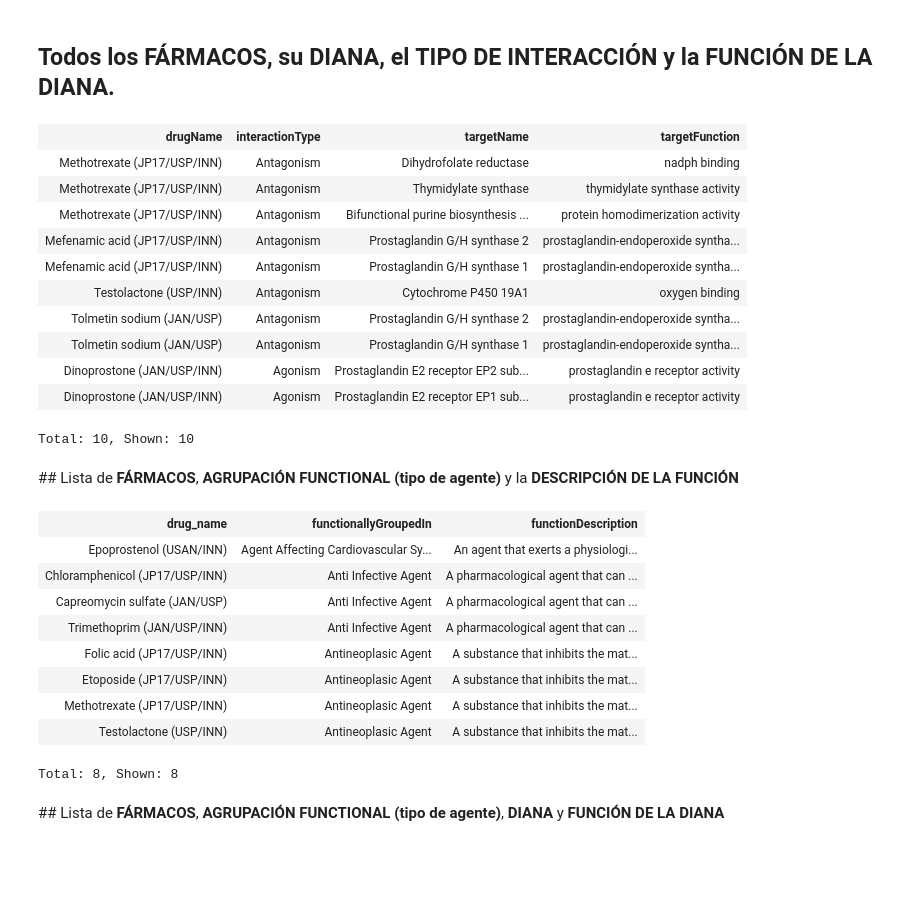
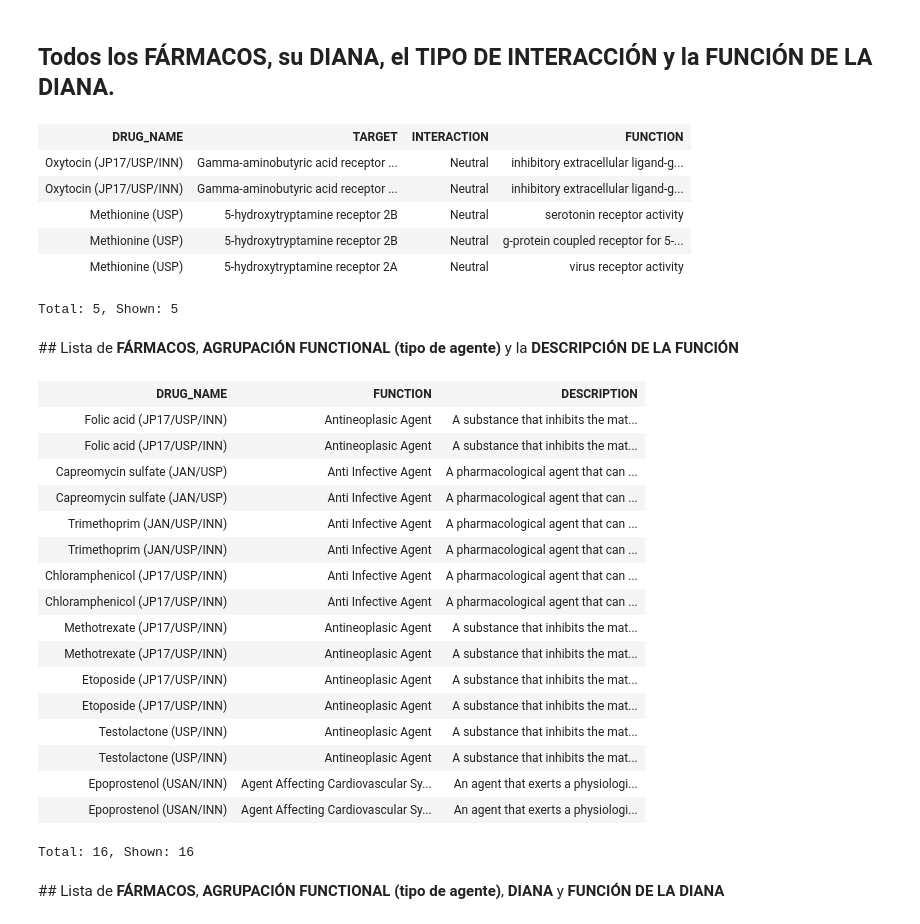
Before and after one commit to FernandoGaGu/DrugInterBankOntology, a Jupyter notebook: SPARQL/SPARQL.ipynb, the cells around one changed output. Saved outputs shown, nothing was run; the diff lists cells and outputs as text; code cells hidden in the pictures; blank space fills up the shorter version.

```diff
--- a/SPARQL/SPARQL.ipynb
+++ b/SPARQL/SPARQL.ipynb
@@ -35,33 +47,29 @@ Total: 10, Shown: 10
 # %%
 PREFIX dibo: <https://w3id.org/def/DIBO#>
 PREFIX dibo_core: <https://w3id.org/def/DIBO/>
 PREFIX dibo_data: <https://w3id.org/def/DIBO/data>
 PREFIX rdf: <https://w3id.org/1999/02/22-rdf-syntax-ns#>
 PREFIX rdfs: <http://www.w3.org/2000/01/rdf-schema#>
-PREFIX xsd: <'https://w3id.org/2001/XMLSchema#>
-SELECT ?drugName ?interactionType ?targetName ?targetFunction
+PREFIX xsd: <https://w3id.org/2001/XMLSchema#>
+SELECT distinct (?drugName AS ?DRUG_NAME) (?targetName AS ?TARGET)
+(?interactionDescription AS ?INTERACTION) (?targetFunction AS ?FUNCTION)
 WHERE {
-    ?interaction dibo:hasTarget ?target .
-    ?target dibo:hasName ?targetName .
-    ?target dibo:hasFunction ?targetFunction .
-    ?interaction dibo:hasDrug ?drug .
+    ?interaction dibo:hasTarget ?target ;
+                 dibo:hasDrug ?drug ;
+                 a ?interactionType .
+    ?interactionType rdfs:label ?interactionDescription .
+    ?target dibo:hasName ?targetName ;
+            dibo:hasFunction ?targetFunction .
     ?drug dibo:hasScientificName ?drugName .
-    ?interaction rdf:type ?interactionClass .
-    ?interactionClass rdfs:label ?interactionType
-} limit 10
+} LIMIT 5
 # %% [output]
-| drugName | interactionType | targetName | targetFunction |
-| Methotrexate (JP17/USP/INN) | Antagonism | Dihydrofolate reductase | nadph binding |
-| Methotrexate (JP17/USP/INN) | Antagonism | Thymidylate synthase | thymidylate synthase activity |
-| Methotrexate (JP17/USP/INN) | Antagonism | Bifunctional purine biosynthesis ... | protein homodimerization activity |
-| Mefenamic acid (JP17/USP/INN) | Antagonism | Prostaglandin G/H synthase 2 | prostaglandin-endoperoxide syntha... |
-| Mefenamic acid (JP17/USP/INN) | Antagonism | Prostaglandin G/H synthase 1 | prostaglandin-endoperoxide syntha... |
-| Testolactone (USP/INN) | Antagonism | Cytochrome P450 19A1 | oxygen binding |
-| Tolmetin sodium (JAN/USP) | Antagonism | Prostaglandin G/H synthase 2 | prostaglandin-endoperoxide syntha... |
-| Tolmetin sodium (JAN/USP) | Antagonism | Prostaglandin G/H synthase 1 | prostaglandin-endoperoxide syntha... |
-| Dinoprostone (JAN/USP/INN) | Agonism | Prostaglandin E2 receptor EP2 sub... | prostaglandin e receptor activity |
-| Dinoprostone (JAN/USP/INN) | Agonism | Prostaglandin E2 receptor EP1 sub... | prostaglandin e receptor activity |
+| DRUG_NAME | TARGET | INTERACTION | FUNCTION |
+| Oxytocin (JP17/USP/INN) | Gamma-aminobutyric acid receptor ... | Neutral | inhibitory extracellular ligand-g... |
+| Oxytocin (JP17/USP/INN) | Gamma-aminobutyric acid receptor ... | Neutral | inhibitory extracellular ligand-g... |
+| Methionine (USP) | 5-hydroxytryptamine receptor 2B | Neutral | serotonin receptor activity |
+| Methionine (USP) | 5-hydroxytryptamine receptor 2B | Neutral | g-protein coupled receptor for 5-... |
+| Methionine (USP) | 5-hydroxytryptamine receptor 2A | Neutral | virus receptor activity |
-Total: 10, Shown: 10
+Total: 5, Shown: 5
 # %% [markdown]
 ## Lista de **FÁRMACOS**, **AGRUPACIÓN FUNCTIONAL (tipo de agente)** y la **DESCRIPCIÓN DE LA FUNCIÓN**
 # %%
@@ -71,25 +79,33 @@ PREFIX dibo_data: <https://w3id.org/def/DIBO/data>
 PREFIX rdf: <https://w3id.org/1999/02/22-rdf-syntax-ns#>
 PREFIX rdfs: <http://www.w3.org/2000/01/rdf-schema#>
 
-SELECT ?drug_name ?functionallyGroupedIn ?functionDescription
+SELECT (?drug_name AS ?DRUG_NAME) (?functionallyGroupedIn AS ?FUNCTION) (?functionDescription AS ?DESCRIPTION)
 WHERE {
-    ?drug rdf:type dibo_core:Drug .
-    ?drug dibo:hasScientificName ?drug_name .
-    ?drug dibo:functionallyGroupedIn ?function .
-    ?function rdfs:label ?functionallyGroupedIn .
-    ?function rdfs:comment ?functionDescription
+    ?drug a dibo_core:Drug ;
+            dibo:hasScientificName ?drug_name ;
+            dibo:functionallyGroupedIn ?function .
+    ?function rdfs:label ?functionallyGroupedIn ;
+              rdfs:comment ?functionDescription
 }
 # %% [output]
-| drug_name | functionallyGroupedIn | functionDescription |
-| Epoprostenol (USAN/INN) | Agent Affecting Cardiovascular Sy... | An agent that exerts a physiologi... |
-| Chloramphenicol (JP17/USP/INN) | Anti Infective Agent | A pharmacological agent that can ... |
+| DRUG_NAME | FUNCTION | DESCRIPTION |
+| Folic acid (JP17/USP/INN) | Antineoplasic Agent | A substance that inhibits the mat... |
+| Folic acid (JP17/USP/INN) | Antineoplasic Agent | A substance that inhibits the mat... |
+| Capreomycin sulfate (JAN/USP) | Anti Infective Agent | A pharmacological agent that can ... |
 | Capreomycin sulfate (JAN/USP) | Anti Infective Agent | A pharmacological agent that can ... |
 | Trimethoprim (JAN/USP/INN) | Anti Infective Agent | A pharmacological agent that can ... |
-| Folic acid (JP17/USP/INN) | Antineoplasic Agent | A substance that inhibits the mat... |
+| Trimethoprim (JAN/USP/INN) | Anti Infective Agent | A pharmacological agent that can ... |
+| Chloramphenicol (JP17/USP/INN) | Anti Infective Agent | A pharmacological agent that can ... |
+| Chloramphenicol (JP17/USP/INN) | Anti Infective Agent | A pharmacological agent that can ... |
+| Methotrexate (JP17/USP/INN) | Antineoplasic Agent | A substance that inhibits the mat... |
+| Methotrexate (JP17/USP/INN) | Antineoplasic Agent | A substance that inhibits the mat... |
 | Etoposide (JP17/USP/INN) | Antineoplasic Agent | A substance that inhibits the mat... |
-| Methotrexate (JP17/USP/INN) | Antineoplasic Agent | A substance that inhibits the mat... |
+| Etoposide (JP17/USP/INN) | Antineoplasic Agent | A substance that inhibits the mat... |
 | Testolactone (USP/INN) | Antineoplasic Agent | A substance that inhibits the mat... |
+| Testolactone (USP/INN) | Antineoplasic Agent | A substance that inhibits the mat... |
+| Epoprostenol (USAN/INN) | Agent Affecting Cardiovascular Sy... | An agent that exerts a physiologi... |
+| Epoprostenol (USAN/INN) | Agent Affecting Cardiovascular Sy... | An agent that exerts a physiologi... |
-Total: 8, Shown: 8
+Total: 16, Shown: 16
 # %% [markdown]
 ## Lista de **FÁRMACOS**, **AGRUPACIÓN FUNCTIONAL (tipo de agente)**, **DIANA** y **FUNCIÓN DE LA DIANA**
 # %%
```
Also changed, not shown: parts of 9 cells of this notebook, 35 other files.
